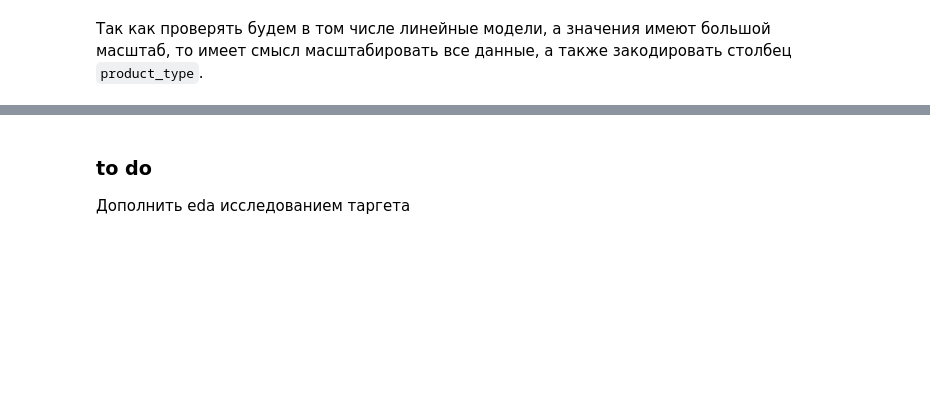
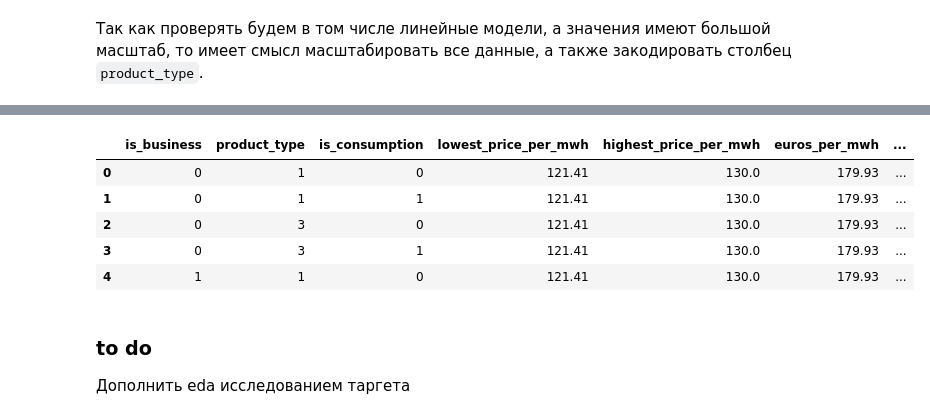
Before and after one commit to themjdex/energy-behavior-predictions, a Jupyter notebook: Enefit.ipynb, the cells around one changed output, grey strips where cells are left out. Saved outputs shown, nothing was run; the diff lists cells and outputs as text; code cells hidden in the pictures; blank space fills up the shorter version.

```diff
--- a/Enefit.ipynb
+++ b/Enefit.ipynb
@@ -755,0 +757,4 @@ final_data.head()
+# %%
+# трансформируем тестовую выборку
+encoded_test = pd.DataFrame(enc.transform(feature_test['product_type'].to_numpy().reshape(-1, 1)).toarray())
+feature_test = feature_test.set_index(encoded_test.index).join(encoded_test)
@@ -755,0 +770,9 @@ final_data.head()
+# %%
+feature_test.head()
+# %% [output]
+|  | is_business | product_type | is_consumption | lowest_price_per_mwh | highest_price_per_mwh | euros_per_mwh | ... |
+| 0 | 0 | 1 | 0 | 121.41 | 130.0 | 179.93 | ... |
+| 1 | 0 | 1 | 1 | 121.41 | 130.0 | 179.93 | ... |
+| 2 | 0 | 3 | 0 | 121.41 | 130.0 | 179.93 | ... |
+| 3 | 0 | 3 | 1 | 121.41 | 130.0 | 179.93 | ... |
+| 4 | 1 | 1 | 0 | 121.41 | 130.0 | 179.93 | ... |
```
Also changed, not shown: parts of 6 cells of this notebook.
